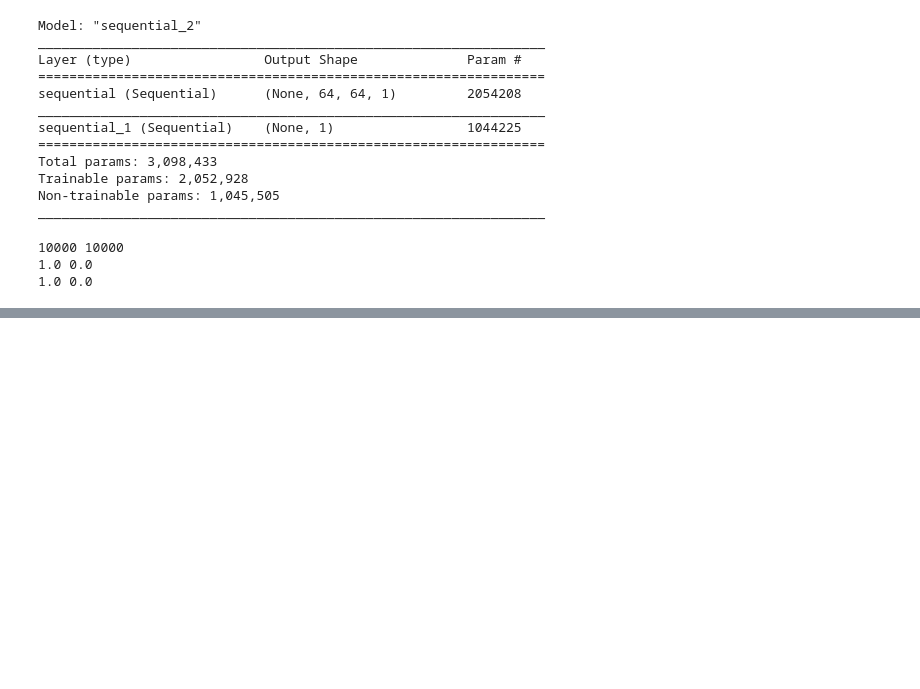
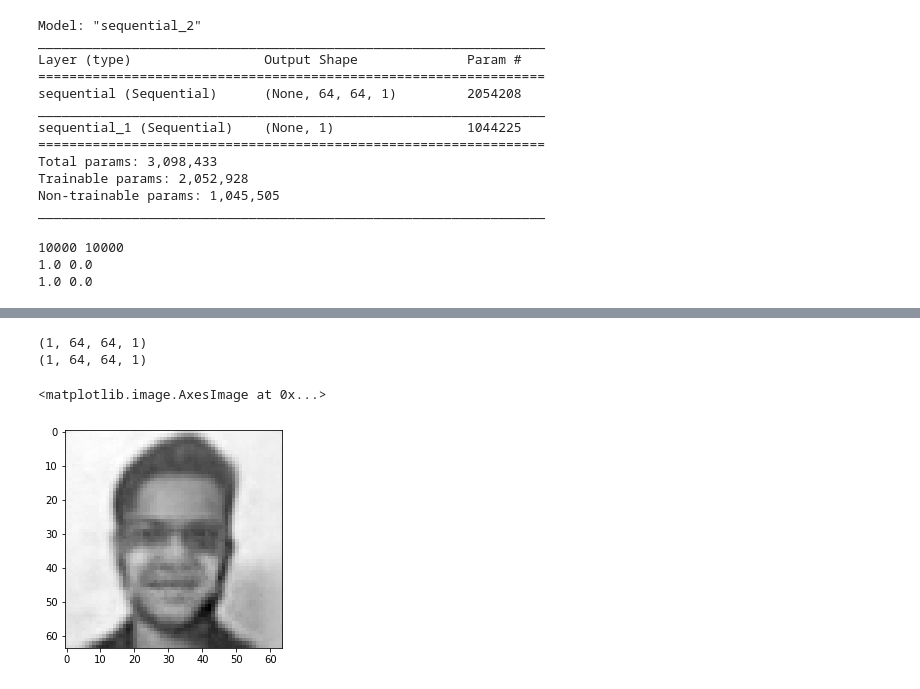
Before and after one commit to vijayakashtharu/Final-year-project, a Jupyter notebook: face-completion-and-super-resolution-of-occluded_with_celebA-i.ipynb, the cells around one changed output, grey strips where cells are left out. Cells and saved outputs as stored; diff of their text form; code cells hidden in the pictures; blank space fills up the shorter version.

```diff
--- a/face-completion-and-super-resolution-of-occluded_with_celebA-i.ipynb
+++ b/face-completion-and-super-resolution-of-occluded_with_celebA-i.ipynb
@@ -590,6 +635,11 @@ with open(filename, 'w', newline='') as csvfile:
 # %%
-# img = np.expand_dims(img, axis=0)
-# print(img.shape)
-# pred = generator.predict(img)
-# print(pred.shape)
-# plt.imshow(np.reshape(pred, (64,64)), cmap = "gray")
+img = np.expand_dims(img, axis=0)
+print(img.shape)
+pred = generator.predict(img)
+print(pred.shape)
+plt.imshow(np.reshape(pred, (64,64)), cmap = "gray")
+# %% [output]
+(1, 64, 64, 1)
+(1, 64, 64, 1)
+<matplotlib.image.AxesImage at 0x...>
+[figure, added]
```
Also changed, not shown: parts of 13 cells of this notebook.
